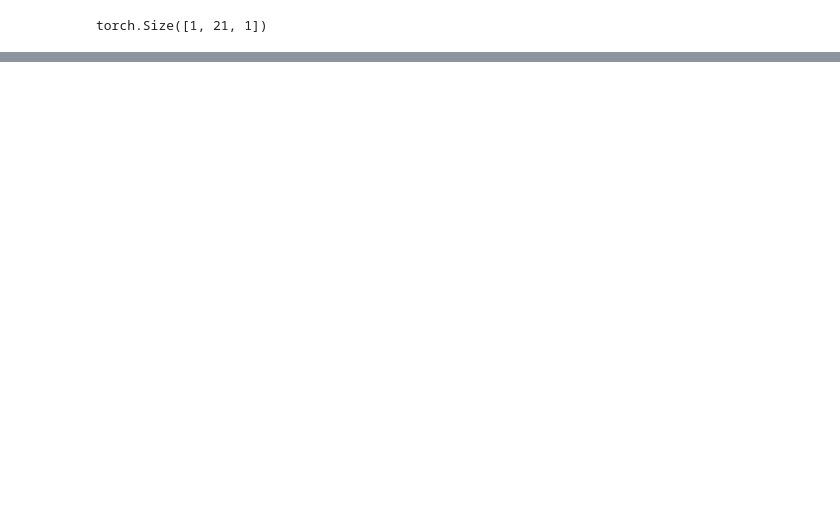
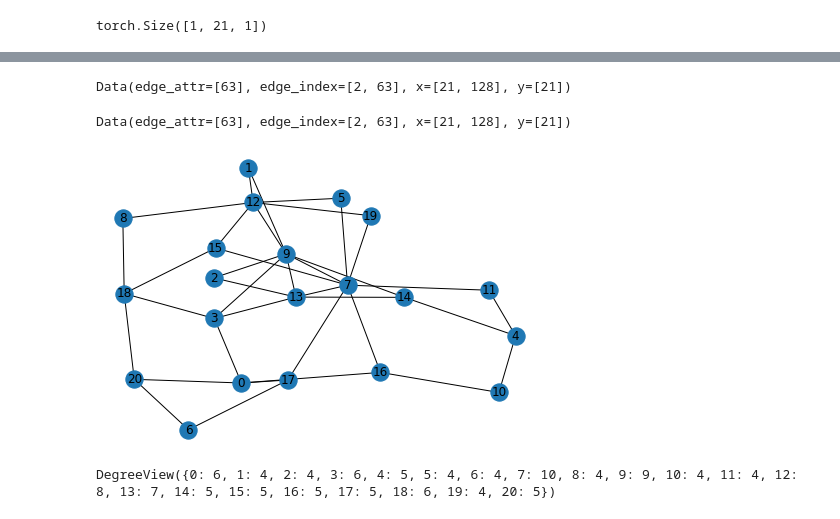
Before and after one commit to ExcelsiorCJH/GNN_Summarizer, a Jupyter notebook: notebooks/03_extractive_summarization/09_extractive_basic_summarization_with_gdc.ipynb, the cells around one changed output, grey strips where cells are left out. Drawn from its saved outputs; the diff is of its cells as text; code cells hidden in the pictures; blank space fills up the shorter version.

```diff
--- a/notebooks/03_extractive_summarization/09_extractive_basic_summarization_with_gdc.ipynb
+++ b/notebooks/03_extractive_summarization/09_extractive_basic_summarization_with_gdc.ipynb
@@ -103,14 +105,29 @@ class BasicSummarizerWithGDC(nn.Module):
                 for features, edge_index, edge_attr, labels in zip(features_list, edge_index_list, edge_attr_list, labels_list)
         ]
 
-        data_list = [self.g_transform(data) for data in data_list]
+#         self.before_data_list = data_list
+#         bf_data_list = data_list
+#         bf_data = bf_data_list[0]
+#         bf_adj = to_scipy_sparse_matrix(bf_data.edge_index)
+#         G = nx.from_scipy_sparse_matrix(bf_adj)
+#         nx.draw(G, with_labels=True)
+#         plt.savefig('./bf.png')
 
-        self.Data_list = data_list
+
+        gdc_data_list = [self.g_transform(data) for data in data_list]
+
+#        self.after_data_list = gdc_data_list
+        af_data_list = gdc_data_list
+        af_data = af_data_list[0]
+        af_adj = to_scipy_sparse_matrix(af_data.edge_index)
+        G2 = nx.from_scipy_sparse_matrix(af_adj)
+        nx.draw(G2, with_labels=True)
+        plt.savefig('./af.png')
 
 #         G_check = to_networkx(data_list[0], to_undirected=True)
 #         nx.draw(G_check, with_labels=True)
 
-        gat_loader = torch_geometric.data.DataLoader(data_list, batch_size=batch_size, shuffle=False)
+        gat_loader = torch_geometric.data.DataLoader(gdc_data_list, batch_size=batch_size, shuffle=False)
         return gat_loader
 
 
@@ -199,7 +216,7 @@ test_dataloader = DataLoader(testset,
 gdc = T.GDC(self_loop_weight=1, normalization_in='sym',
             normalization_out='col',
             diffusion_kwargs=dict(method='ppr', alpha=0.05),
-            sparsification_kwargs=dict(method='topk', k=10,
+            sparsification_kwargs=dict(method='topk', k=5,
                                            dim=0), exact=True)
 # %% [markdown]
 ### 5) Model Load
@@ -254,0 +264,9 @@ AttributeError: 'list' object has no attribute 'squeeze'
+# %%
+bf_data_list = net.before_data_list
+bf_data = bf_data_list[0]
+
+bf_adj = to_scipy_sparse_matrix(bf_data.edge_index)
+# %%
+bf_data
+# %% [output]
+Data(edge_attr=[63], edge_index=[2, 63], x=[21, 128], y=[21])
@@ -254,0 +278,14 @@ AttributeError: 'list' object has no attribute 'squeeze'
+# %%
+af_data
+# %% [output]
+Data(edge_attr=[63], edge_index=[2, 63], x=[21, 128], y=[21])
+# %%
+G = nx.from_scipy_sparse_matrix(bf_adj)
+# %%
+nx.draw(G, with_labels=True)
+# %% [output]
+[figure, added]
+# %%
+G.degree
+# %% [output]
+DegreeView({0: 6, 1: 4, 2: 4, 3: 6, 4: 5, 5: 4, 6: 4, 7: 10, 8: 4, 9: 9, 10: 4, 11: 4, 12: 8, 13: 7, 14: 5, 15: 5, 16: 5, 17: 5, 18: 6, 19: 4, 20: 5})
```
Also changed, not shown: parts of 17 cells of this notebook, 2 other files.
